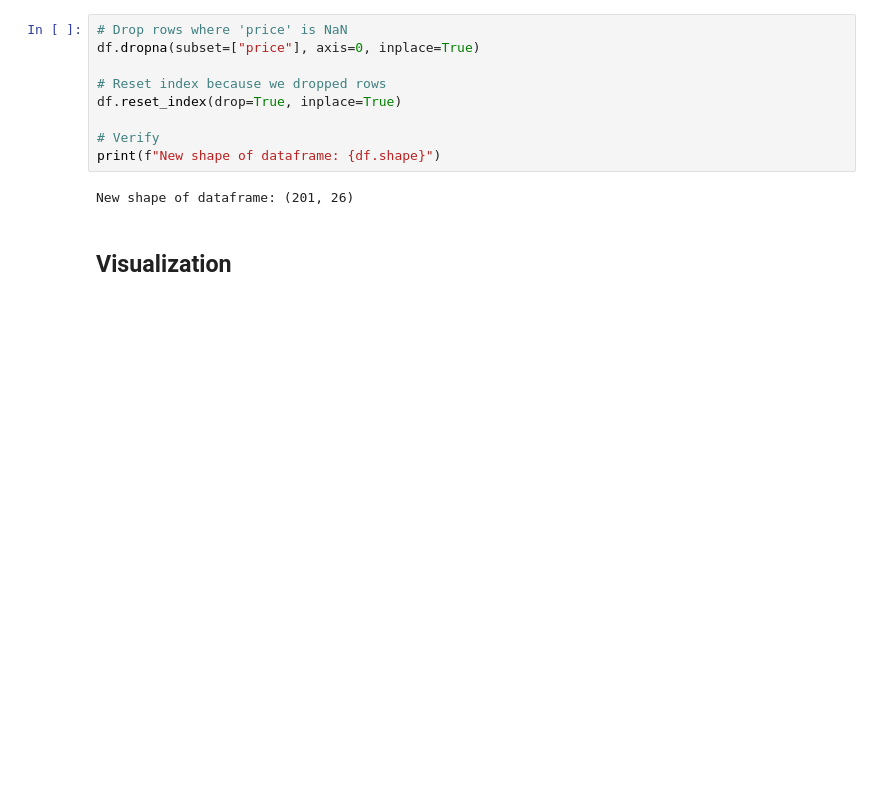
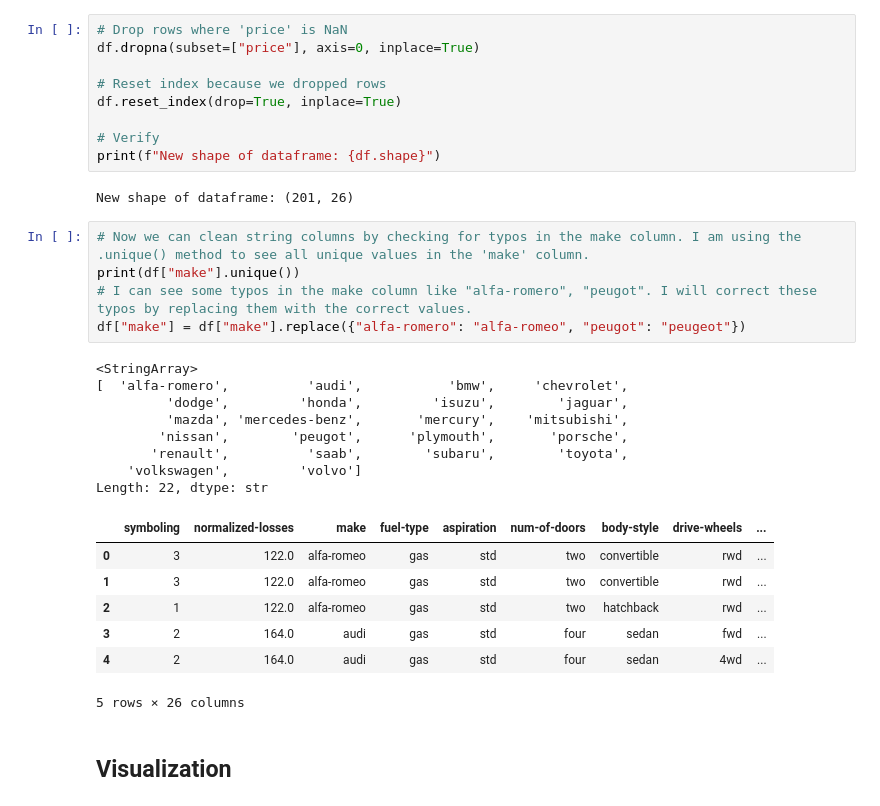
Before and after one commit to LucaM711/data-science-portfolio, a Jupyter notebook: projects/01_automobile_eda/data/01_eda_analysis.ipynb, the cells around one changed output. Cells and saved outputs as stored; diff of their text form; blank space fills up the shorter version.

Commit message:
'make' column typos correction replacing wrong manufacturer with right ones

```diff
--- a/projects/01_automobile_eda/data/01_eda_analysis.ipynb
+++ b/projects/01_automobile_eda/data/01_eda_analysis.ipynb
@@ -56,6 +106,27 @@ df.reset_index(drop=True, inplace=True)
 print(f"New shape of dataframe: {df.shape}")
 # %% [output]
 New shape of dataframe: (201, 26)
+# %%
+# Now we can clean string columns by checking for typos in the make column. I am using the .unique() method to see all unique values in the 'make' column.
+print(df["make"].unique())
+# I can see some typos in the make column like "alfa-romero", "peugot". I will correct these typos by replacing them with the correct values.
+df["make"] = df["make"].replace({"alfa-romero": "alfa-romeo", "peugot": "peugeot"})
+# %% [output]
+<StringArray>
+[  'alfa-romero',          'audi',           'bmw',     'chevrolet',
+         'dodge',         'honda',         'isuzu',        'jaguar',
+         'mazda', 'mercedes-benz',       'mercury',    'mitsubishi',
+        'nissan',        'peugot',      'plymouth',       'porsche',
+       'renault',          'saab',        'subaru',        'toyota',
+    'volkswagen',         'volvo']
+Length: 22, dtype: str
+|  | symboling | normalized-losses | make | fuel-type | aspiration | num-of-doors | body-style | drive-wheels | ... |
+| 0 | 3 | 122.0 | alfa-romeo | gas | std | two | convertible | rwd | ... |
+| 1 | 3 | 122.0 | alfa-romeo | gas | std | two | convertible | rwd | ... |
+| 2 | 1 | 122.0 | alfa-romeo | gas | std | two | hatchback | rwd | ... |
+| 3 | 2 | 164.0 | audi | gas | std | four | sedan | fwd | ... |
+| 4 | 2 | 164.0 | audi | gas | std | four | sedan | 4wd | ... |
+5 rows × 26 columns
 # %% [markdown]
 ## Visualization
 # %%
```
Also changed, not shown: parts of 5 cells of this notebook.
